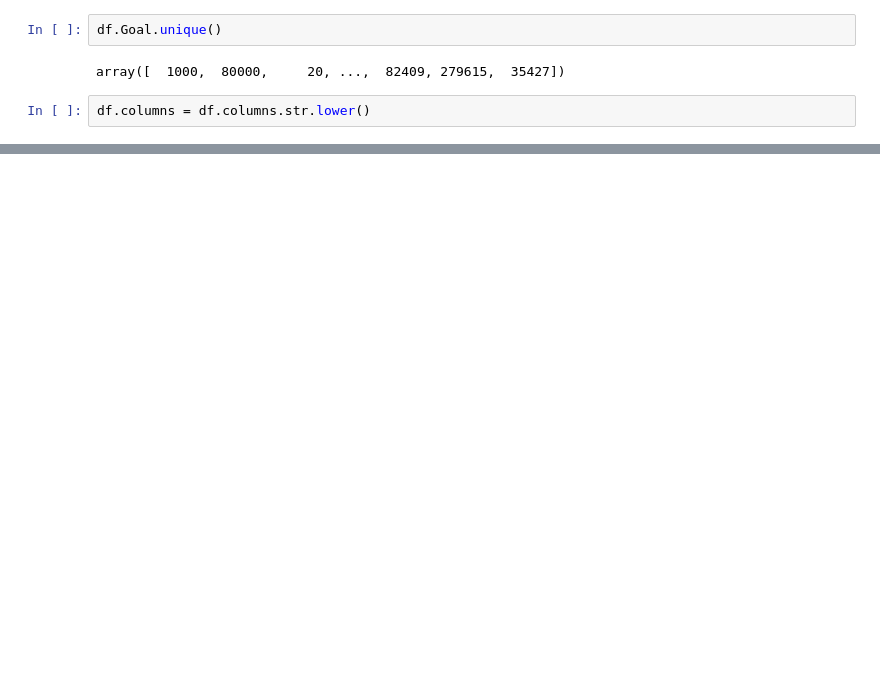
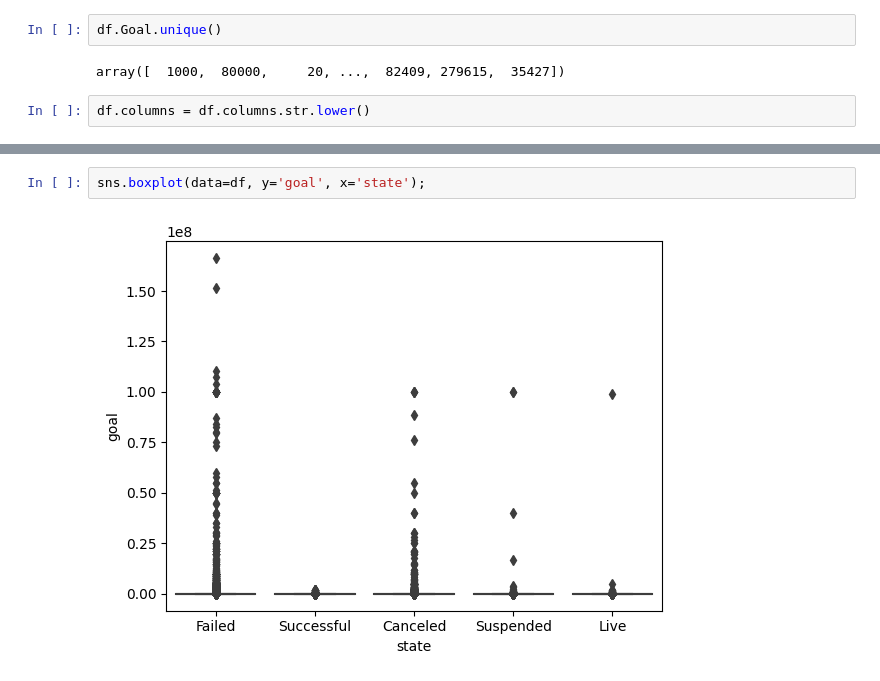
Before and after one commit to rouven-pampus/kickstart_masters, a Jupyter notebook: EDA_Rouven.ipynb, the cells around one changed output, grey strips where cells are left out. Drawn from its saved outputs; the diff is of its cells as text; blank space fills up the shorter version.

```diff
--- a/EDA_Rouven.ipynb
+++ b/EDA_Rouven.ipynb
@@ -95,0 +244,4 @@ df.head()
+# %%
+sns.boxplot(data=df, y='goal', x='state');
+# %% [output]
+[figure, added]
```
Also changed, not shown: parts of 28 cells of this notebook, 1 other file.
